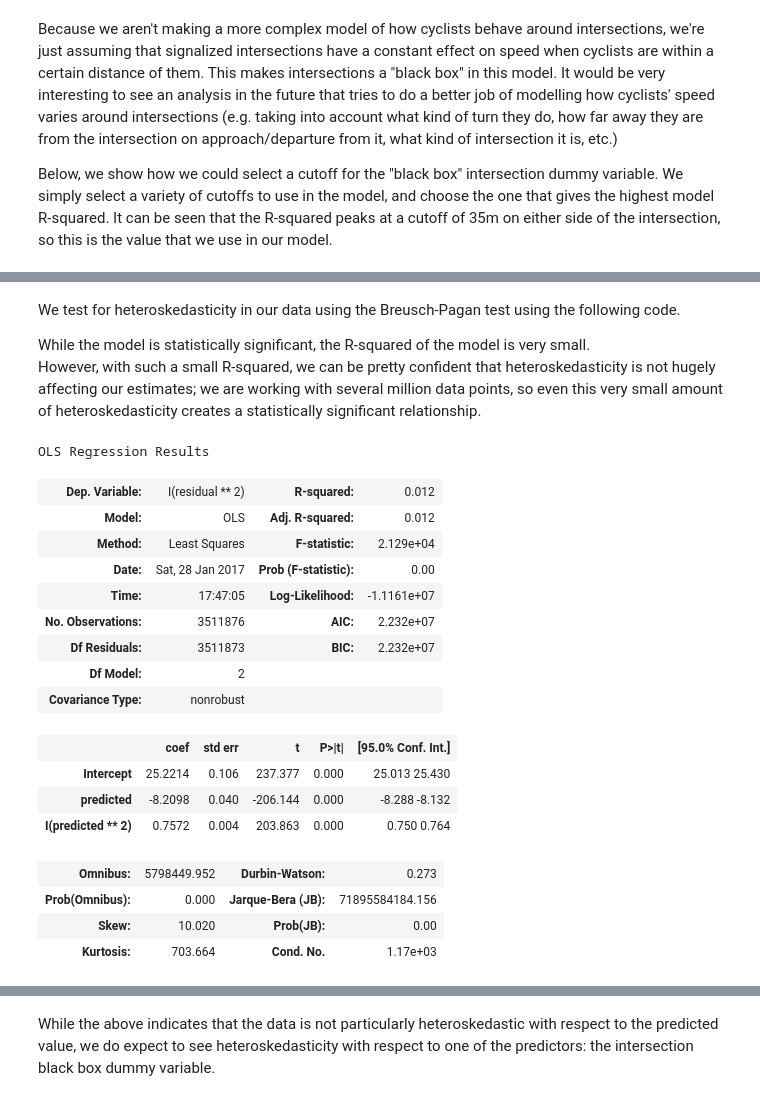
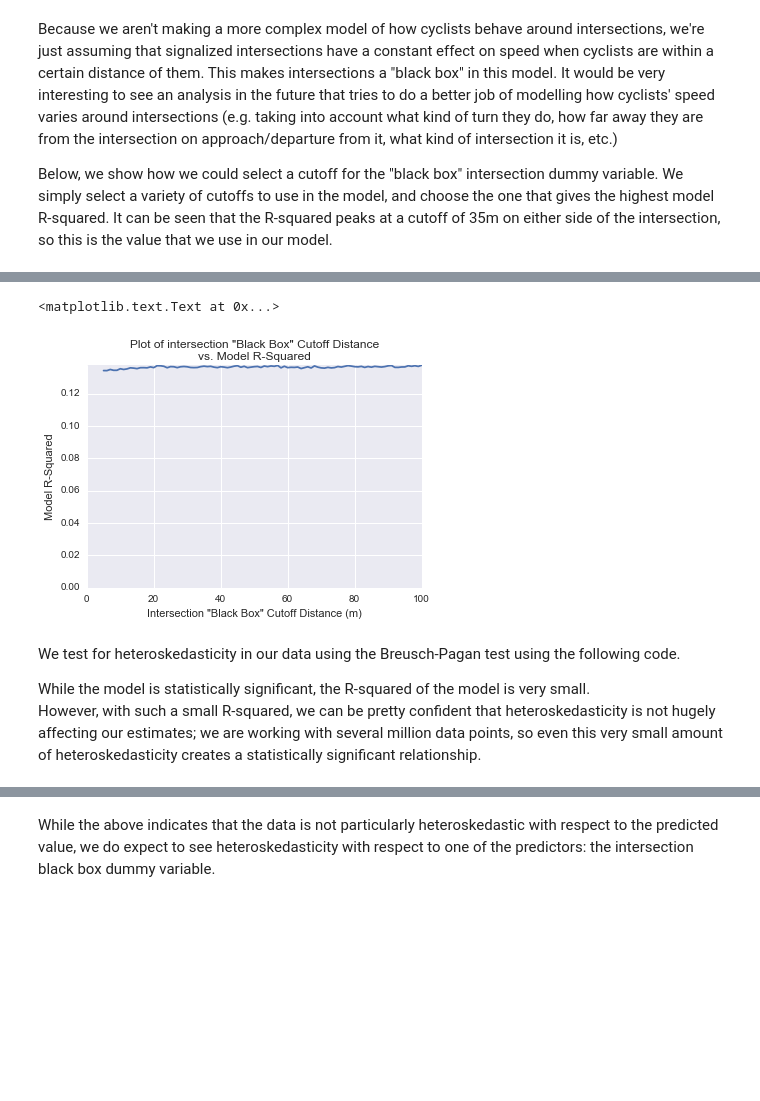
Before and after one commit to aclarry/toronto-cycling-speed-analysis, a Jupyter notebook: Speed Analysis.ipynb, the cells around one changed output, grey strips where cells are left out. Saved outputs shown, nothing was run; the diff lists cells and outputs as text; code cells hidden in the pictures; blank space fills up the shorter version.

```diff
--- a/Speed Analysis.ipynb
+++ b/Speed Analysis.ipynb
@@ -212,12 +223,0 @@ OLS Regression Results
-# %%
-explanatory_road = ("bike_lanes", "sharrows", "bike_path", "SIG_DIST <= 35", "volume",
-                    "I(volume/(LANES*lane_cap))", "speed_limit", "LANES", "C(RDCLASS)", "SLOPE_TF",
-                   "lane_cap")
-
-formula = "SPEED ~ " + " + ".join(explanatory_road)
-model = sm.ols(formula=formula, data=data).fit()
-
-data["residual"] = model.resid
-data["predicted"] = model.fittedvalues
-
-model.summary()
@@ -254,3 +225,11 @@ OLS Regression Results
 To control for any user-specific characteristics that might be correlated with both speed and choice of route (e.g. cyclist experience, fitness, comfort riding in traffic, etc), an additional regression is run, with User ID as an additional dummy category.  Unfortunately, this adds 518 extra variables to the estimation, which eats up memory, hence the sampling.
 
 The estimates are quite similar, with the exception of number of lanes having a different sign in this regression compared to the previous one.
+# %%
+formula = "SPEED_DEMEANED ~ " + " + ".join(explanatory_road)
+model = sm.ols(formula=formula, data=data).fit()
+
+data["fixed_residual"] = model.resid
+data["fixed_predicted"] = model.fittedvalues + data.groupby('APP_USER_I')['SPEED'].transform('mean')
+print("Actual R-squared: %f" % (1 - np.var(data["fixed_residual"]) / np.var(data["SPEED"])))
+model.summary()
@@ -257,10 +266,13 @@ The estimates are quite similar, with the exception of number of lanes having a
 # %%
 explanatory_road = ("bike_lanes", "sharrows", "bike_path", "SIG_DIST <= 35",
                     "I(volume/(LANES*lane_cap))", "speed_limit", "LANES", "C(RDCLASS)", "SLOPE_TF",
-                    "C(APP_USER_I)", "C(time_of_day)", "C(PURPOSE)")
+                    "C(time_of_day)", "C(PURPOSE)")
 
 formula = "SPEED ~ " + " + ".join(explanatory_road)
-model = sm.ols(formula=formula, data=data).fit()
+model = sm.MixedLM.from_formula(formula, data, groups=data["APP_USER_I"]).fit()
+
+data["predicted"] = model.predict()
+data["residual"] = data.SPEED - data.predicted
 
 model.summary()
 # %% [output]
@@ -329,3 +315,23 @@ plt.ylabel('Model R-Squared')
+# %%
+cutoffs = range(5, 101, 1)
+r_squareds = []
+for cutoff in cutoffs:
+    explanatory_road = ("bike_lanes", "sharrows", "bike_path", "SIG_DIST < 35", "STOP_DIST <= %d"%cutoff, "volume",
+                        "I(volume/(LANES*lane_cap))", "speed_limit", "LANES", "C(RDCLASS)", "SLOPE_TF")
+    formula = "SPEED ~ " + " + ".join(explanatory_road)
+    test_model = sm.ols(formula=formula, data=data.sample(frac=0.5)).fit()
+
+    r_squared = test_model.rsquared
+    r_squareds.append(r_squared)
+
+plt.plot(cutoffs, r_squareds)
+plt.ylim(0,)
+plt.title('Plot of intersection "Black Box" Cutoff Distance\nvs. Model R-Squared')
+plt.xlabel('Intersection "Black Box" Cutoff Distance (m)')
+plt.ylabel('Model R-Squared')
+# %% [output]
+<matplotlib.text.Text at 0x...>
+[figure, added]
 # %% [markdown]
 We test for heteroskedasticity in our data using the Breusch-Pagan test using the following code.
 
@@ -339,26 +345,9 @@ small amount of heteroskedasticity creates a statistically significant relations
 hetero_model = sm.ols(formula="I(residual**2) ~ predicted + I(predicted**2)",
                       data=data).fit()
 
-hetero_model.summary()
+#hetero_model.summary()
+print("R-squared: %f\tF-stat: %f\tp-val: %f"
+      % (hetero_model.rsquared, hetero_model.fvalue, hetero_model.f_pvalue))
-# %% [output]
-OLS Regression Results
-| Dep. Variable: | I(residual ** 2) | R-squared: | 0.012 |
-| Model: | OLS | Adj. R-squared: | 0.012 |
-| Method: | Least Squares | F-statistic: | 2.129e+04 |
-| Date: | Sat, 28 Jan 2017 | Prob (F-statistic): | 0.00 |
-| Time: | 17:47:05 | Log-Likelihood: | -1.1161e+07 |
-| No. Observations: | 3511876 | AIC: | 2.232e+07 |
-| Df Residuals: | 3511873 | BIC: | 2.232e+07 |
-| Df Model: | 2 |  |  |
-| Covariance Type: | nonrobust |  |  |
-|  | coef | std err | t | P>|t| | [95.0% Conf. Int.] |
-| Intercept | 25.2214 | 0.106 | 237.377 | 0.000 | 25.013 25.430 |
-| predicted | -8.2098 | 0.040 | -206.144 | 0.000 | -8.288 -8.132 |
-| I(predicted ** 2) | 0.7572 | 0.004 | 203.863 | 0.000 | 0.750 0.764 |
-| Omnibus: | 5798449.952 | Durbin-Watson: | 0.273 |
-| Prob(Omnibus): | 0.000 | Jarque-Bera (JB): | 71895584184.156 |
-| Skew: | 10.020 | Prob(JB): | 0.00 |
-| Kurtosis: | 703.664 | Cond. No. | 1.17e+03 |
 # %%
 hetero_model = sm.ols(formula="I(residual**2) ~ " + " + ".join(explanatory_road),
                       data=data).fit()
```
Also changed, not shown: parts of 9 cells of this notebook.
